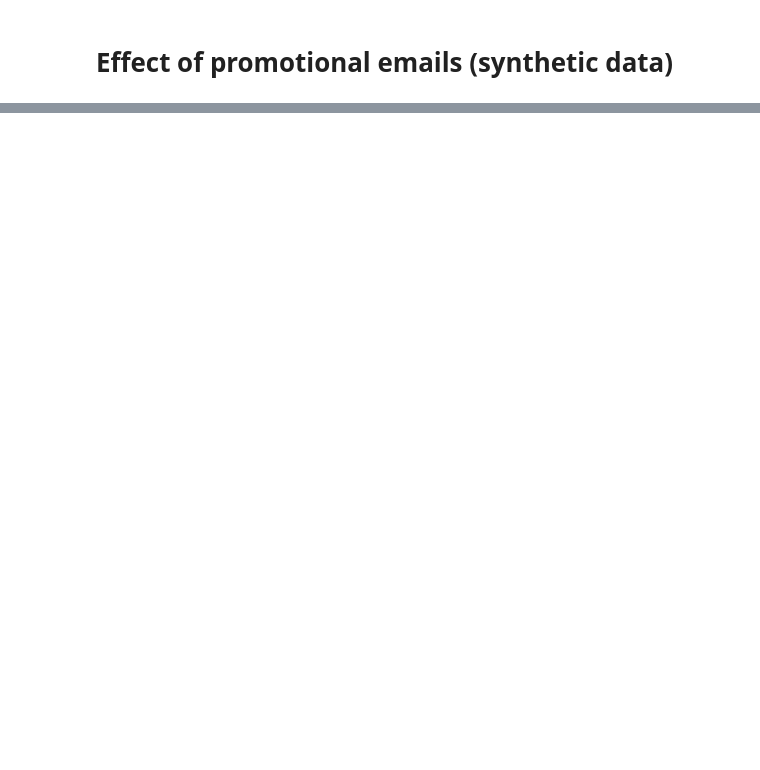
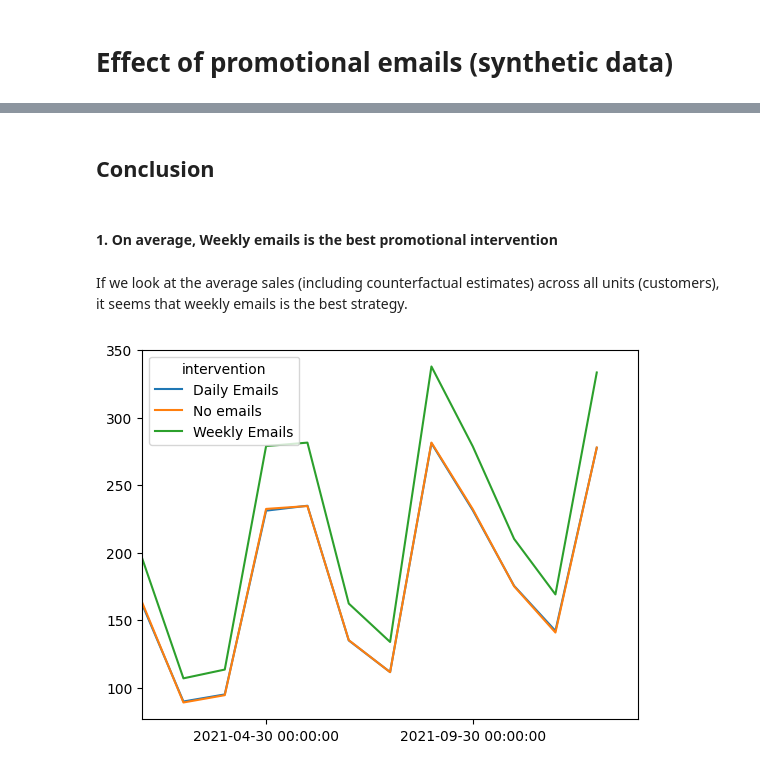
Before and after one commit to AbdullahO/Synthetic-Interventions, a Jupyter notebook: example/synthetic example.ipynb, the cells around one changed output, grey strips where cells are left out. Cells and saved outputs as stored; diff of their text form; code cells hidden in the pictures; blank space fills up the shorter version.

```diff
--- a/example/synthetic example.ipynb
+++ b/example/synthetic example.ipynb
@@ -136,0 +174,13 @@ post_df.loc[post_df.unit ==2]
+# %% [markdown]
+## Conclusion
+# %% [markdown]
+#### 1. On average, Weekly emails is the best promotional intervention
+# %% [markdown]
+If we look at the average sales (including counterfactual estimates) across all units (customers), it seems that weekly emails is the best strategy.
+# %%
+syn.groupby("intervention").mean(numeric_only = True).T.plot()
+plt.xticks(rotation = 0)
+plt.xlim([12,24])
+plt.show()
+# %% [output]
+[figure, added]
```
Also changed, not shown: parts of 31 cells of this notebook.
